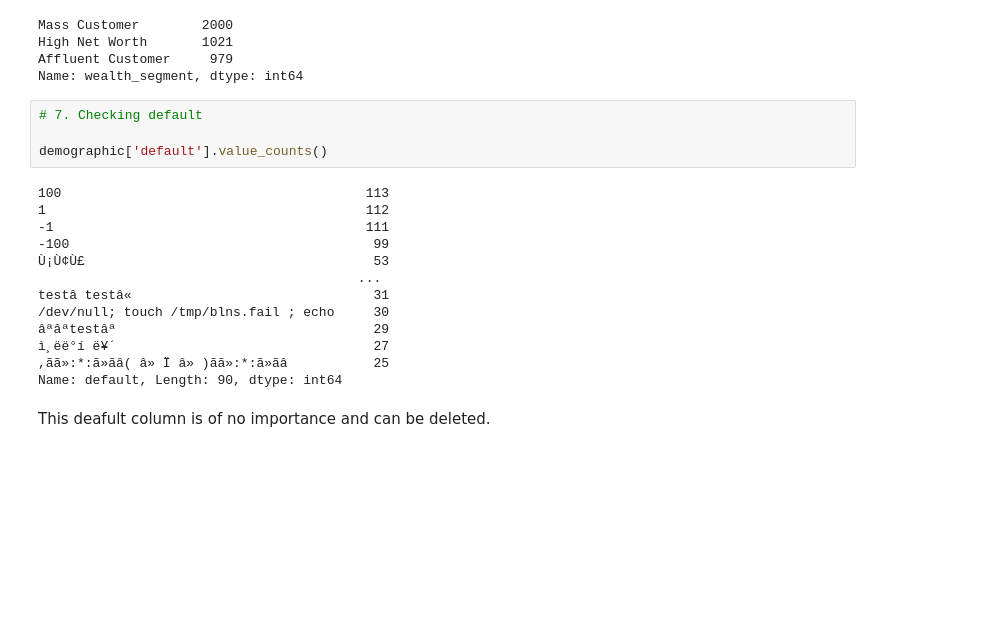
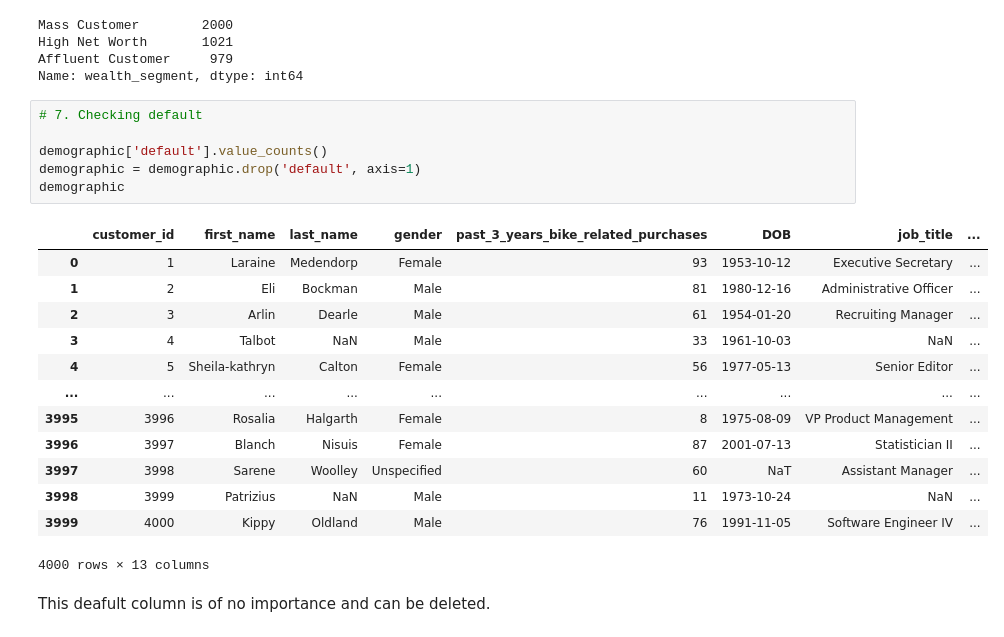
Before and after one commit to ManishRawat07/Virtual-Internships, a Jupyter notebook: 3. KPMG Virtual Internship - Data Analytics/Task 1. Data Quality Assessment/Task1 - EDA.ipynb, the cells around one changed output. Drawn from its saved outputs; the diff is of its cells as text; blank space fills up the shorter version.

```diff
--- a/3. KPMG Virtual Internship - Data Analytics/Task 1. Data Quality Assessment/Task1 - EDA.ipynb
+++ b/3. KPMG Virtual Internship - Data Analytics/Task 1. Data Quality Assessment/Task1 - EDA.ipynb
@@ -239,20 +254,23 @@ Name: wealth_segment, dtype: int64
 # %%
 # 7. Checking default
 
 demographic['default'].value_counts()
+demographic = demographic.drop('default', axis=1)
+demographic
 # %% [output]
+|  | customer_id | first_name | last_name | gender | past_3_years_bike_related_purchases | DOB | job_title | ... |
+| 0 | 1 | Laraine | Medendorp | Female | 93 | 1953-10-12 | Executive Secretary | ... |
+| 1 | 2 | Eli | Bockman | Male | 81 | 1980-12-16 | Administrative Officer | ... |
+| 2 | 3 | Arlin | Dearle | Male | 61 | 1954-01-20 | Recruiting Manager | ... |
+| 3 | 4 | Talbot | NaN | Male | 33 | 1961-10-03 | NaN | ... |
+| 4 | 5 | Sheila-kathryn | Calton | Female | 56 | 1977-05-13 | Senior Editor | ... |
+| ... | ... | ... | ... | ... | ... | ... | ... | ... |
+| 3995 | 3996 | Rosalia | Halgarth | Female | 8 | 1975-08-09 | VP Product Management | ... |
+| 3996 | 3997 | Blanch | Nisuis | Female | 87 | 2001-07-13 | Statistician II | ... |
+| 3997 | 3998 | Sarene | Woolley | Unspecified | 60 | NaT | Assistant Manager | ... |
+| 3998 | 3999 | Patrizius | NaN | Male | 11 | 1973-10-24 | NaN | ... |
+| 3999 | 4000 | Kippy | Oldland | Male | 76 | 1991-11-05 | Software Engineer IV | ... |
-100                                       113
-1                                         112
--1                                        111
--100                                       99
-Ù¡Ù¢Ù£                                     53
-                                         ...
-testâ testâ«                               31
-/dev/null; touch /tmp/blns.fail ; echo     30
-âªâªtestâª                                 29
-ì¸ëë°í ë¥´                                 27
-,ãã»:*:ã»ãâ( â» Ï â» )ãã»:*:ã»ãâ           25
-Name: default, Length: 90, dtype: int64
+4000 rows × 13 columns
 # %% [markdown]
 This deafult column is of no importance and can be deleted.
 # %%
```
Also changed, not shown: parts of 50 cells of this notebook.
